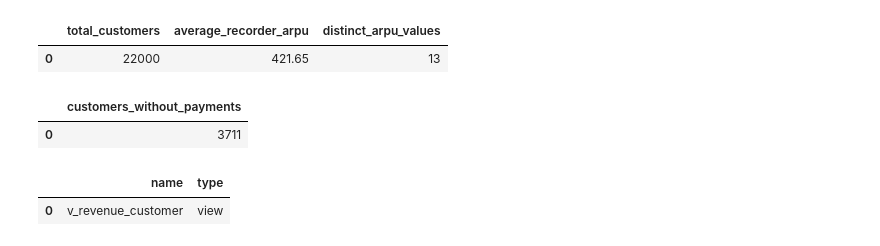
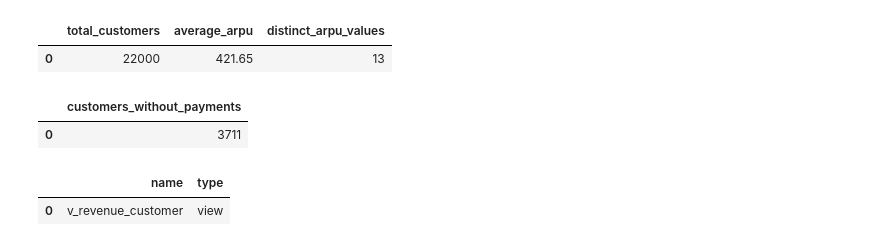
Before and after one commit to minshanmak/airtel_telecom_analysis, a Jupyter notebook: notebooks/data_preparation.ipynb, the cells around one changed output. Drawn from its saved outputs; the diff is of its cells as text; code cells hidden in the pictures.

```diff
--- a/notebooks/data_preparation.ipynb
+++ b/notebooks/data_preparation.ipynb
@@ -20,10 +22,11 @@ ran C:\Users\minsh\OneDrive\Desktop\OJL_sem_3\Airtel_telecom_analytics\sql\pract
 # %%
 q("""select
-  count(*) as total_customers,
-  ROUND(AVG(arpu_inr),2) as average_recorder_arpu,
-  COUNT(DISTINCT arpu_inr) as distinct_arpu_values
-  from customers;""")
+count(*)as total_customers,
+round(avg(arpu_inr),2)as average_arpu,
+count(distinct arpu_inr)as distinct_arpu_values
+from customers;
+""")
 # %% [output]
-|  | total_customers | average_recorder_arpu | distinct_arpu_values |
+|  | total_customers | average_arpu | distinct_arpu_values |
 | 0 | 22000 | 421.65 | 13 |
 # %%
```
Also changed, not shown: parts of 24 cells of this notebook, 15 other files.
